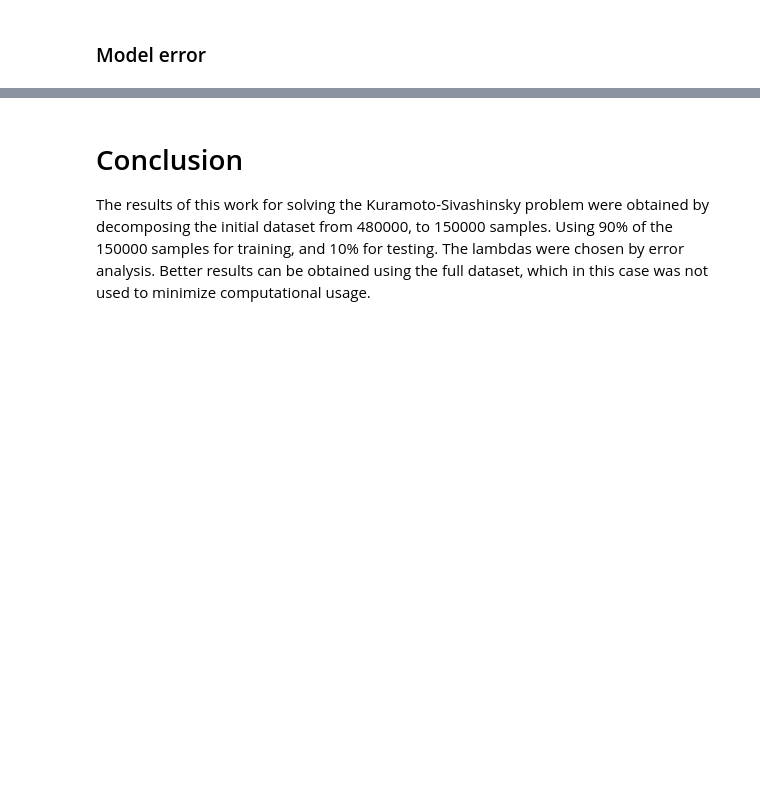
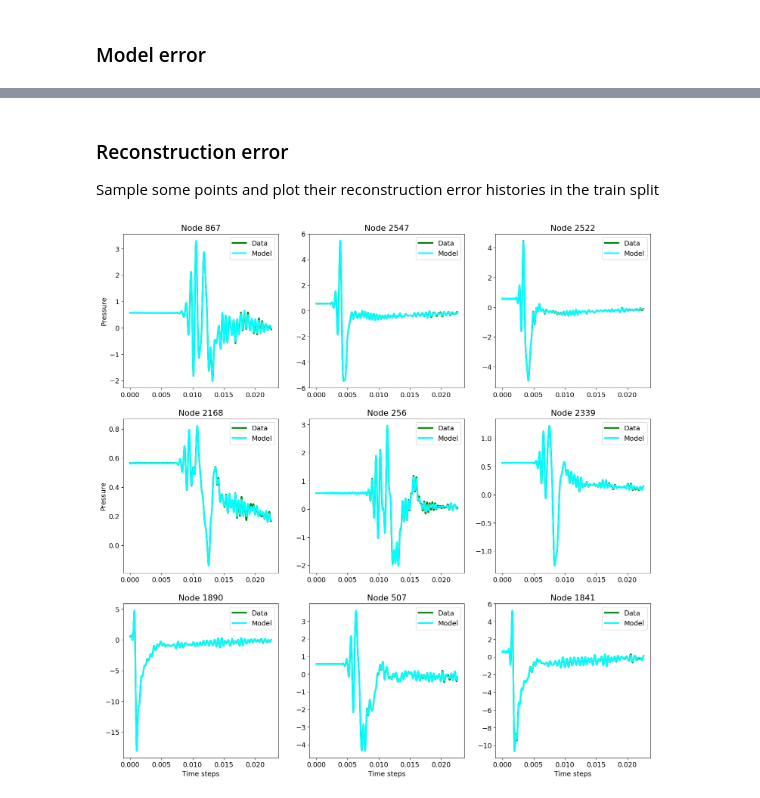
Before and after one commit to LucasMSpereira/acousticPINNs, a Jupyter notebook: python/OpInf.ipynb, the cells around one changed output, grey strips where cells are left out. Drawn from its saved outputs; the diff is of its cells as text; code cells hidden in the pictures; blank space fills up the shorter version.

```diff
--- a/python/OpInf.ipynb
+++ b/python/OpInf.ipynb
@@ -346,4 +270,24 @@ for sample in samples:
-# %% [markdown]
-# Conclusion
-
-The results of this work for solving the Kuramoto-Sivashinsky problem were obtained by decomposing the initial dataset from 480000, to 150000 samples. Using 90% of the 150000 samples for training, and 10% for testing. The lambdas were chosen by error analysis. Better results can be obtained using the full dataset, which in this case was not used to minimize computational usage.
+# %% [markdown]
+### Reconstruction error
+Sample some points and plot their reconstruction error histories in the train split
+# %%
+# choose random points in physical domain
+points = random.sample(range(opInfData.shape[1]), k = 9)
+# create figure. 'ax' is (3, 3) array of Axes
+fig, ax = plt.subplots(3, 3, figsize = (18, 18))
+# iterate in subplots
+for (plotID, (axis, point)) in enumerate(zip(ax.flatten(), points)):
+  axis.plot(timeTrain, opInfData[:timeTrain.shape[0]:, point],
+    label = "Data", color = 'green', linewidth = 3
+  )
+  axis.plot(timeTrain, reconstructedData[:timeTrain.shape[0]:, point],
+    label = "Model", color = 'cyan', linewidth = 3
+  )
+  axis.set_title(f"Node {point}")
+  axis.legend()
+  if plotID in [6, 7, 8]:
+    axis.set_xlabel("Time steps")
+  elif plotID in [0, 3, 6]:
+    axis.set_ylabel("Pressure")
+# %% [output]
+[figure, added]
```
Also changed, not shown: parts of 18 cells of this notebook.
